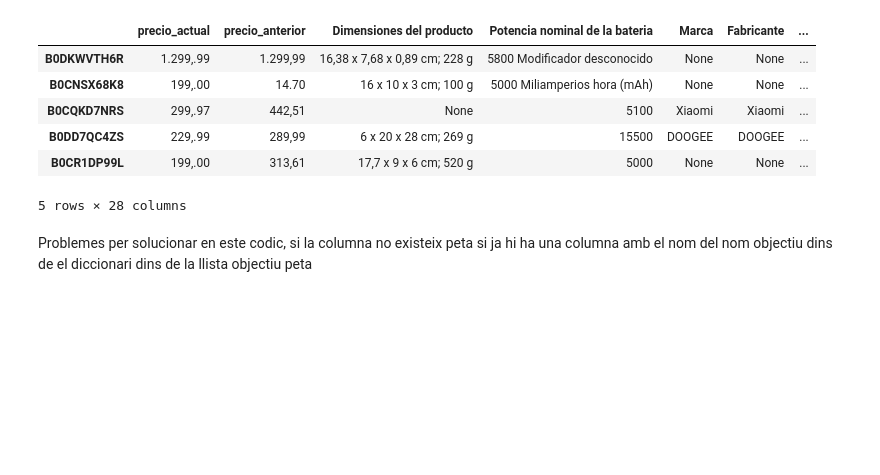
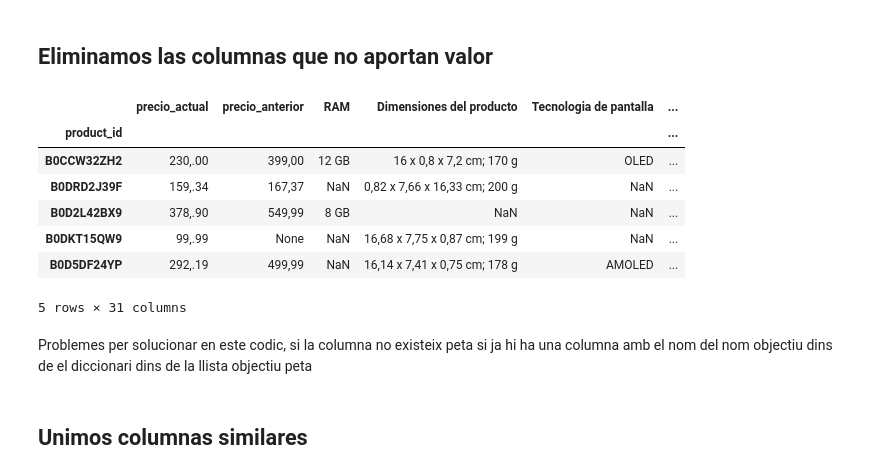
Before and after one commit to sanand5/PIA_Projectes, a Jupyter notebook: Projecte_01/scrapping/CleanDataframe.ipynb, the cells around one changed output. Saved outputs shown, nothing was run; the diff lists cells and outputs as text; code cells hidden in the pictures; blank space fills up the shorter version.

```diff
--- a/Projecte_01/scrapping/CleanDataframe.ipynb
+++ b/Projecte_01/scrapping/CleanDataframe.ipynb
@@ -19,0 +1,9 @@ df
+# %%
+import pandas as pd
+# from pandas import json_normalize
+
+df = pd.read_json('../res/mobiles.json')
+# df = json_normalize(df.to_dict(orient='records'), sep='_')
+# df.columns = [col.replace('detalles_tecnicos_', '') for col in df.columns]
+df.set_index('product_id', inplace=True)
+df
@@ -20,3 +25,5 @@ df
+# %% [markdown]
+## Eliminamos las columnas que no aportan valor
 # %%
 columnas_excluidas = {
     "Numero de pilas de ion de litio", "Que hay en la caja?","Formatos de audio compatibles","Otras caracteristicas","Otras caracteristicas","Adaptador","Formatos compatibles", "Tiene estabilizador de imagen",
@@ -25,43 +32,48 @@ columnas_excluidas = {
     "Marca de la tarjeta grafica","Zoom digital","Enfoque automatico","Tiempo de carga de la bateria (en horas)","Memoria extraible","Proveedor de conexion inalambrica","Tamano de la tarjeta de memoria incluida","Relacion de aspecto de imagen", "Dimensiones del paquete", "Embalaje de la bateria de litio", "Tipo de dispositivo",
     "Actualizaciones de software garantizadas hasta", "Tecnologia de comunicacion inalambrica","Compilador", "Numero de pilas de metal de litio", "Voltaje",
     "Resolucion de pantalla","Tiempo de conversacion telefonica", "Numero de puertos USB", "Contenido de energia de la bateria de litio", "Lector",
     "Marimba", "Tipo de material", "Incluye bateria recargable", "Tiene vision nocturna", "Pantalla a color",
     "Proveedor de conexion inalámbrica", "Tipo de lente","Descripcion de la tarjeta grafica", "GPS", "Otras caracteristicas de la pantalla",
     "Tipo de conexion inalámbrica", "Numero de puertos", "Pilas", "Numero de modelo del producto", "Tecnologia de conectividad", "Entrada de interfaz humana", "Otras funciones de la camara", "Color", "Compatible con tecnologia Bluetooth", "0",
     "Referencia del fabricante", "Tipo de conexion inalambrica", "Tamano de pantalla", "Pilas / baterias incluida", "Pilas / baterias necesarias",
     'Peso del producto',
     'Resolucion del escaner',
     'Numero de producto',
     'Componentes incluidos',
     'Numero de productos',
     'Resolucion del sensor optico',
-    'Tecnologia GSM', # Segons Chat gpt no es important
+    'Tecnologia GSM',
     'Factor de forma',
     'Resolucion maxima',
     'Peso de la bateria de litio',
     'Hora de espera del telefono (con datos)',
     'Tecnologia del sintonizador',
     'Contiene liquidos',
     'Duracion media de la pila en stand-by',
     'Transcriptor',
     "Modelo",
     'Duracion media de la bateria',
-    'Pilas / baterias incluidas', 'Tipo de memoria del ordenador', 'Coprocesador grafico'
+    'Pilas / baterias incluidas', 'Tipo de memoria del ordenador', 'Coprocesador grafico', 'Nombre del modelo', 'Capacidad de la memoria flash instalada',
+    'Material'
+
 
 }
 
 df = df.drop(columns=[col for col in columnas_excluidas if col in df.columns])
 
 df.head()
 # %% [output]
-|  | precio_actual | precio_anterior | Dimensiones del producto | Potencia nominal de la bateria | Marca | Fabricante | ... |
-| B0DKWVTH6R | 1.299,.99 | 1.299,99 | 16,38 x 7,68 x 0,89 cm; 228 g | 5800 Modificador desconocido | None | None | ... |
-| B0CNSX68K8 | 199,.00 | 14.70 | 16 x 10 x 3 cm; 100 g | 5000 Miliamperios hora (mAh) | None | None | ... |
-| B0CQKD7NRS | 299,.97 | 442,51 | None | 5100 | Xiaomi | Xiaomi | ... |
-| B0DD7QC4ZS | 229,.99 | 289,99 | 6 x 20 x 28 cm; 269 g | 15500 | DOOGEE | DOOGEE | ... |
-| B0CR1DP99L | 199,.00 | 313,61 | 17,7 x 9 x 6 cm; 520 g | 5000 | None | None | ... |
+|  | precio_actual | precio_anterior | RAM | Dimensiones del producto | Tecnologia de pantalla | ... |
+| product_id |  |  |  |  |  | ... |
+| B0CCW32ZH2 | 230,.00 | 399,00 | 12 GB | 16 x 0,8 x 7,2 cm; 170 g | OLED | ... |
+| B0DRD2J39F | 159,.34 | 167,37 | NaN | 0,82 x 7,66 x 16,33 cm; 200 g | NaN | ... |
+| B0D2L42BX9 | 378,.90 | 549,99 | 8 GB | NaN | NaN | ... |
+| B0DKT15QW9 | 99,.99 | None | NaN | 16,68 x 7,75 x 0,87 cm; 199 g | NaN | ... |
+| B0D5DF24YP | 292,.19 | 499,99 | NaN | 16,14 x 7,41 x 0,75 cm; 178 g | AMOLED | ... |
-5 rows × 28 columns
+5 rows × 31 columns
 # %% [markdown]
 Problemes per solucionar en este codic, si la columna no existeix peta si ja hi ha una columna amb el nom del nom objectiu dins de el diccionari dins de la llista objectiu peta
+# %% [markdown]
+## Unimos columnas similares
 # %%
 fusion_columnas = {
```
Also changed, not shown: parts of 18 cells of this notebook, 6 other files.
